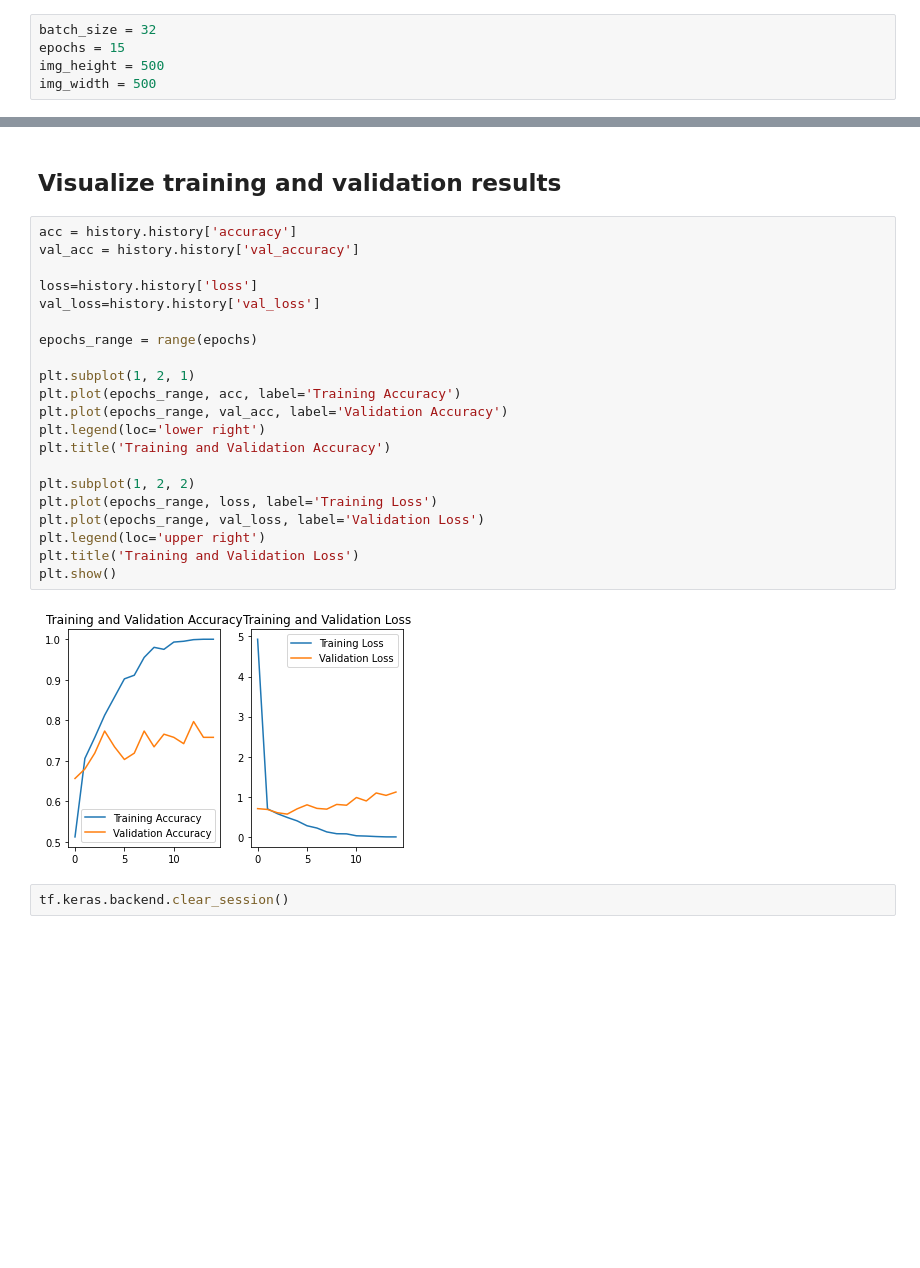
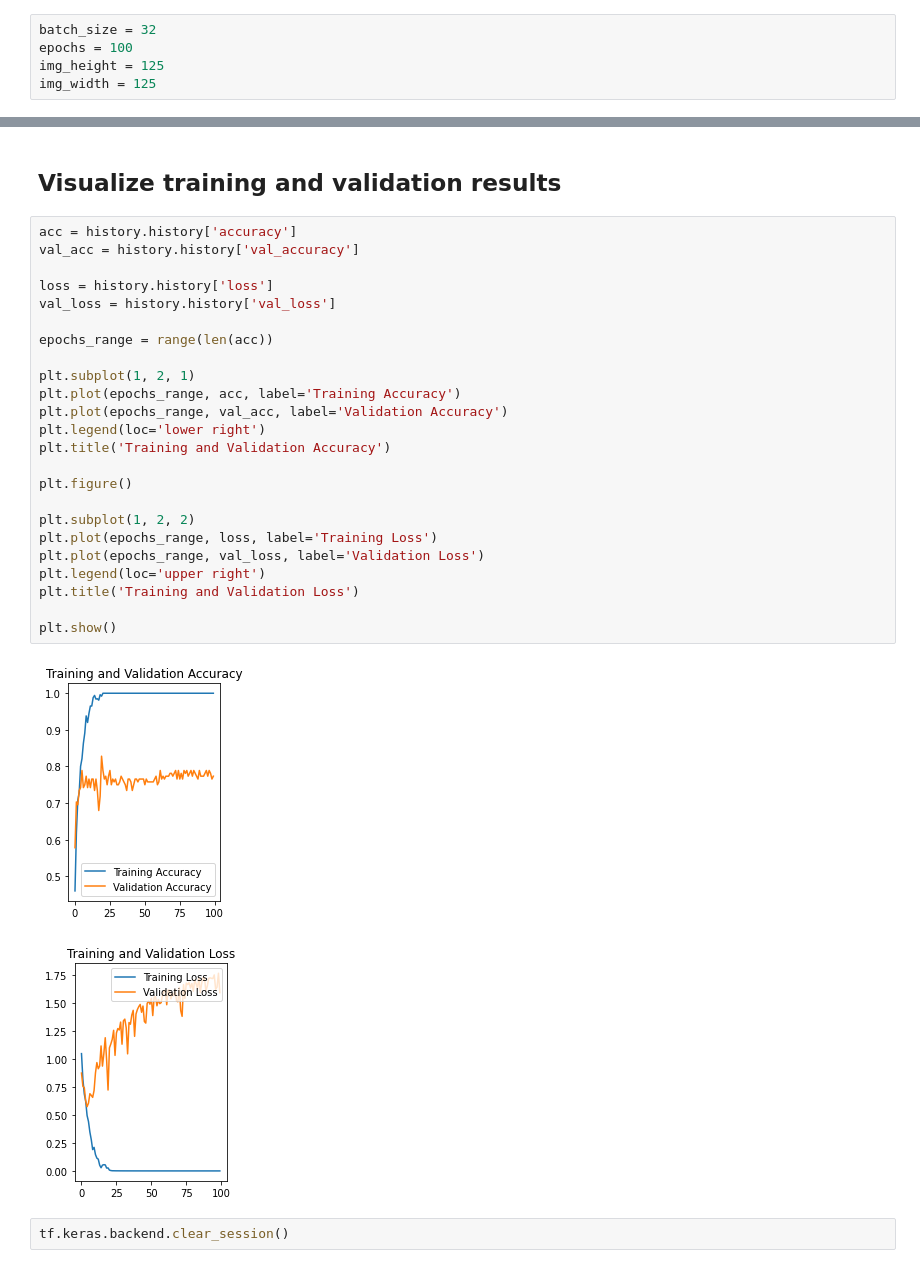
Before and after one commit to vincentjunitio00/Beans, a Jupyter notebook: Beans.ipynb, the cells around one changed output, grey strips where cells are left out. Drawn from its saved outputs; the diff is of its cells as text; blank space fills up the shorter version.

```diff
--- a/Beans.ipynb
+++ b/Beans.ipynb
@@ -67,9 +69,9 @@ total_train = len(os.listdir(train_als_dir)) +  len(os.listdir(train_br_dir)) +
 total_val = len(os.listdir(val_als_dir)) + len(os.listdir(val_br_dir)) + len(os.listdir(val_healthy_dir))
 # %%
 batch_size = 32
-epochs = 15
-img_height = 500
-img_width = 500
+epochs = 100
+img_height = 125
+img_width = 125
 # %% [markdown]
 ## Prepare data
 # %%
@@ -180,26 +182,30 @@ Epoch 15/15
 # %%
 acc = history.history['accuracy']
 val_acc = history.history['val_accuracy']
 
-loss=history.history['loss']
-val_loss=history.history['val_loss']
+loss = history.history['loss']
+val_loss = history.history['val_loss']
 
-epochs_range = range(epochs)
+epochs_range = range(len(acc))
 
 plt.subplot(1, 2, 1)
 plt.plot(epochs_range, acc, label='Training Accuracy')
 plt.plot(epochs_range, val_acc, label='Validation Accuracy')
 plt.legend(loc='lower right')
 plt.title('Training and Validation Accuracy')
 
+plt.figure()
+
 plt.subplot(1, 2, 2)
 plt.plot(epochs_range, loss, label='Training Loss')
 plt.plot(epochs_range, val_loss, label='Validation Loss')
 plt.legend(loc='upper right')
 plt.title('Training and Validation Loss')
+
 plt.show()
 # %% [output]
-[figure, old version]
+[figure, new version]
+[figure, added]
 # %%
 tf.keras.backend.clear_session()
 # %% [markdown]
```
Also changed, not shown: parts of 13 cells of this notebook.
